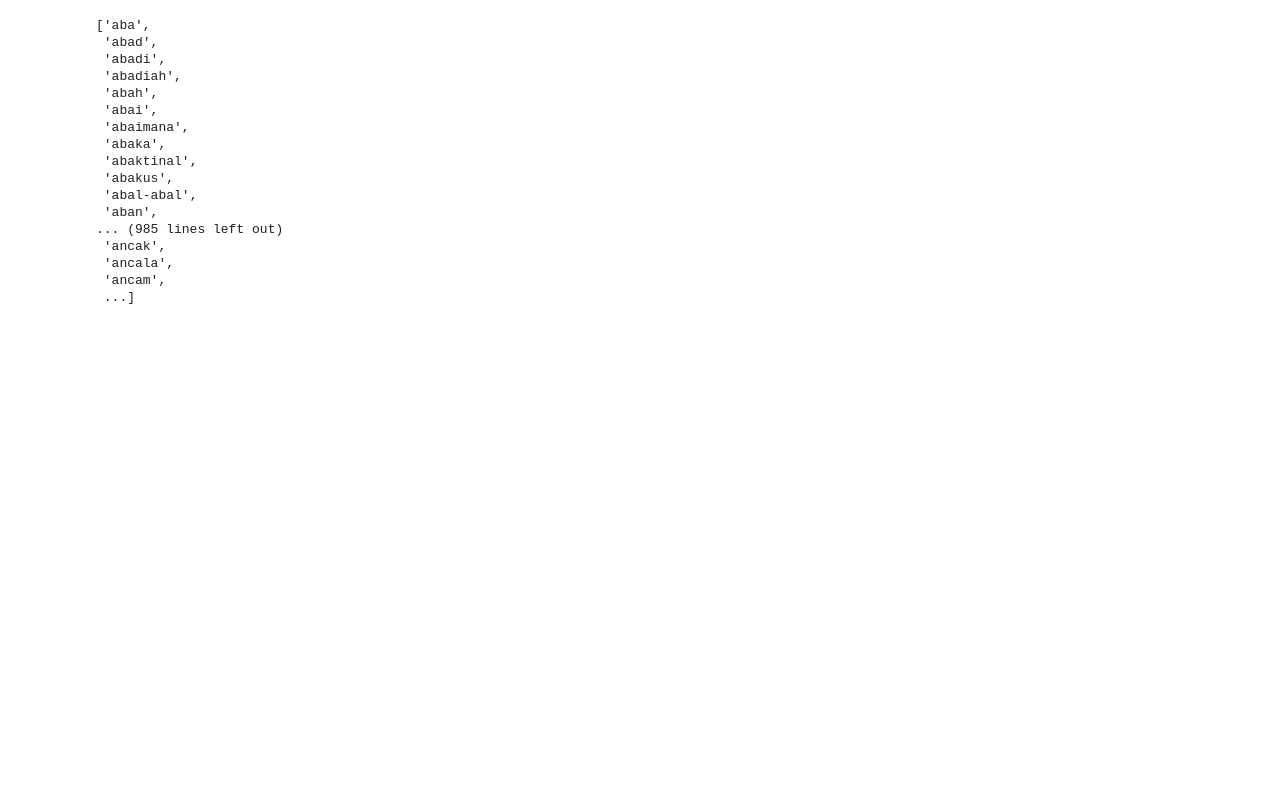
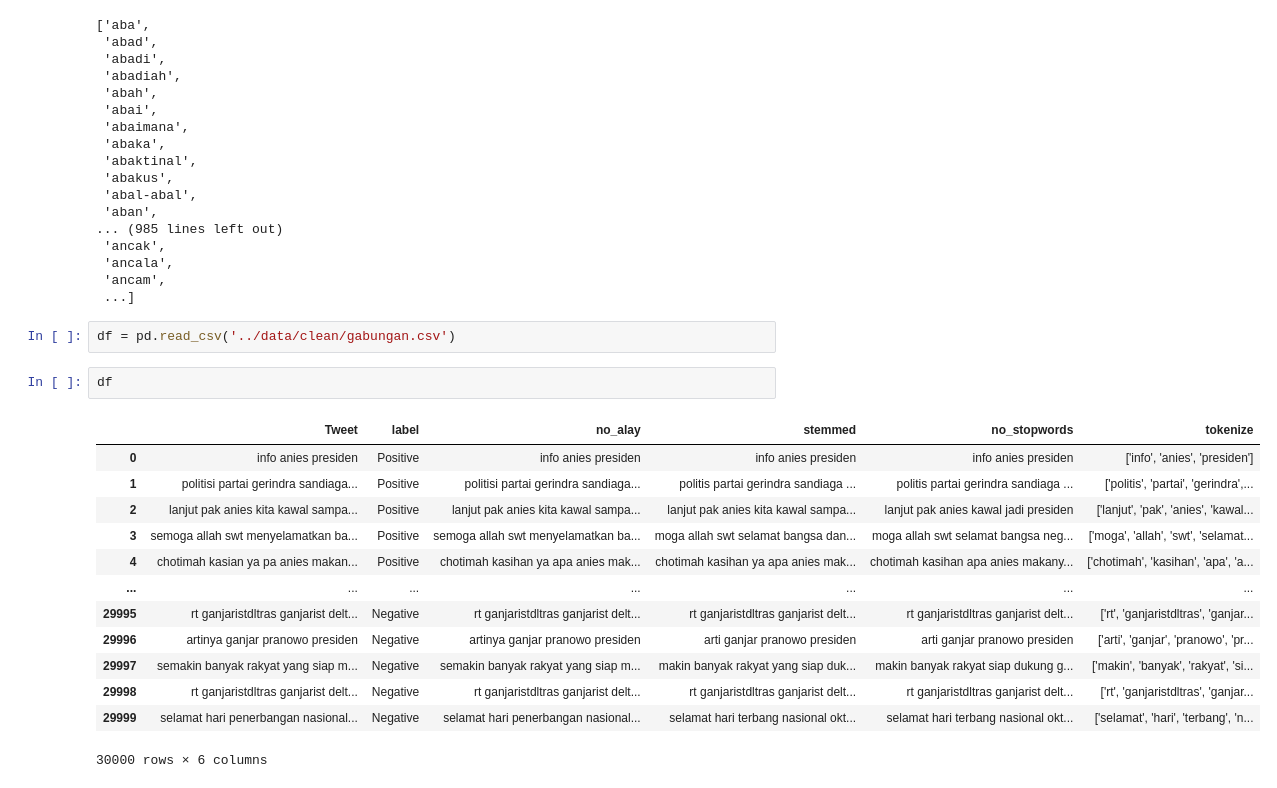
Before and after one commit to ghazafm/twitter-sentiment-analysis, a Jupyter notebook: preprocessing/Training/preprocessing/coba.ipynb, the cells around one changed output. Drawn from its saved outputs; the diff is of its cells as text; blank space fills up the shorter version.

```diff
--- a/preprocessing/Training/preprocessing/coba.ipynb
+++ b/preprocessing/Training/preprocessing/coba.ipynb
@@ -132,3 +132,21 @@ factory.get_words_from_file()
  'ancala',
  'ancam',
  ...]
+# %%
+df = pd.read_csv('../data/clean/gabungan.csv')
+# %%
+df
+# %% [output]
+|  | Tweet | label | no_alay | stemmed | no_stopwords | tokenize |
+| 0 | info anies presiden | Positive | info anies presiden | info anies presiden | info anies presiden | ['info', 'anies', 'presiden'] |
+| 1 | politisi partai gerindra sandiaga... | Positive | politisi partai gerindra sandiaga... | politis partai gerindra sandiaga ... | politis partai gerindra sandiaga ... | ['politis', 'partai', 'gerindra',... |
+| 2 | lanjut pak anies kita kawal sampa... | Positive | lanjut pak anies kita kawal sampa... | lanjut pak anies kita kawal sampa... | lanjut pak anies kawal jadi presiden | ['lanjut', 'pak', 'anies', 'kawal... |
+| 3 | semoga allah swt menyelamatkan ba... | Positive | semoga allah swt menyelamatkan ba... | moga allah swt selamat bangsa dan... | moga allah swt selamat bangsa neg... | ['moga', 'allah', 'swt', 'selamat... |
+| 4 | chotimah kasian ya pa anies makan... | Positive | chotimah kasihan ya apa anies mak... | chotimah kasihan ya apa anies mak... | chotimah kasihan apa anies makany... | ['chotimah', 'kasihan', 'apa', 'a... |
+| ... | ... | ... | ... | ... | ... | ... |
+| 29995 | rt ganjaristdltras ganjarist delt... | Negative | rt ganjaristdltras ganjarist delt... | rt ganjaristdltras ganjarist delt... | rt ganjaristdltras ganjarist delt... | ['rt', 'ganjaristdltras', 'ganjar... |
+| 29996 | artinya ganjar pranowo presiden | Negative | artinya ganjar pranowo presiden | arti ganjar pranowo presiden | arti ganjar pranowo presiden | ['arti', 'ganjar', 'pranowo', 'pr... |
+| 29997 | semakin banyak rakyat yang siap m... | Negative | semakin banyak rakyat yang siap m... | makin banyak rakyat yang siap duk... | makin banyak rakyat siap dukung g... | ['makin', 'banyak', 'rakyat', 'si... |
+| 29998 | rt ganjaristdltras ganjarist delt... | Negative | rt ganjaristdltras ganjarist delt... | rt ganjaristdltras ganjarist delt... | rt ganjaristdltras ganjarist delt... | ['rt', 'ganjaristdltras', 'ganjar... |
+| 29999 | selamat hari penerbangan nasional... | Negative | selamat hari penerbangan nasional... | selamat hari terbang nasional okt... | selamat hari terbang nasional okt... | ['selamat', 'hari', 'terbang', 'n... |
+30000 rows × 6 columns
```
Also changed, not shown: 5 other files.
